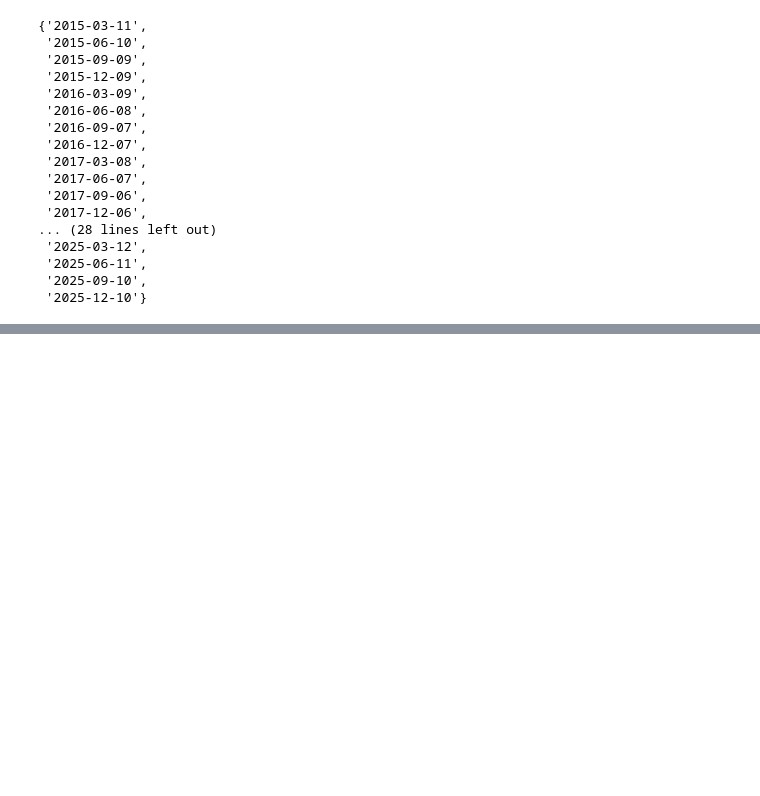
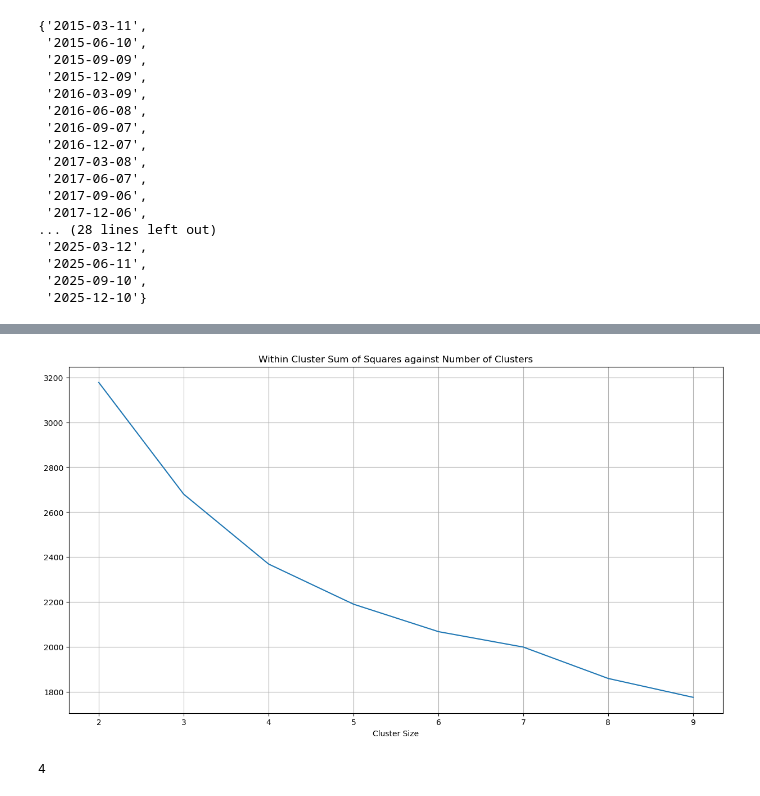
Before and after one commit to tryt0c0de/IAQF_STRAT, a Jupyter notebook: beta_testing.ipynb, the cells around one changed output, grey strips where cells are left out. Saved outputs shown, nothing was run; the diff lists cells and outputs as text; code cells hidden in the pictures; blank space fills up the shorter version.

```diff
--- a/beta_testing.ipynb
+++ b/beta_testing.ipynb
@@ -436,19 +205,0 @@ xms_return_df
-# %%
-# Build clusters of varying sizes for the remaining SPX constituents lol
-clustering_start = "2024-01-01"
-
-xms_corr = xms_return_df[clustering_start:].corr()
-xms_dist = 1 - xms_corr
-
-cluster_num = [_ for _ in range(2, 10)]
-cluster_arrays = []
-cluster_score = []
-for clusters in cluster_num:
-    kmeans = KMeans(n_clusters=clusters)
-    cluster_arrays.append(kmeans.fit_predict(xms_dist))
-    cluster_score.append(kmeans.inertia_)
-
-plt.figure(figsize=(15, 8))
-plt.plot(cluster_num, cluster_score)
-plt.title("Within Cluster Sum of Squares against Number of Clusters")
-plt.grid()
@@ -796,0 +395,30 @@ c3     0.112752  -0.040241   0.000175  0.629944
+# %%
+# Find the within cluster sum of squares for various clusters to get te optimal cluster
+clustering_start = "2024-01-01"     # Cluster using correlation derived from returns data only until 2024-01-01
+
+xms_corr = xms_return_df[clustering_start:].corr()
+xms_dist = 1 - xms_corr
+
+cluster_nums = [_ for _ in range(2, 10)]
+cluster_arrays = []
+cluster_scores = []
+for clusters in cluster_nums:
+    kmeans = KMeans(n_clusters=clusters)
+    cluster_arrays.append(kmeans.fit_predict(xms_dist))
+    cluster_scores.append(kmeans.inertia_)
+
+plt.figure(figsize=(15, 8))
+plt.plot(cluster_nums, cluster_scores)
+plt.title("Within Cluster Sum of Squares against Number of Clusters")
+plt.xlabel("Cluster Size")
+plt.grid()
+# %% [output]
+[figure, added]
+# %%
+# Finding optimal cluster size
+knee_locator = KneeLocator(cluster_nums, cluster_scores, curve="convex", direction="decreasing")
+optimal_k = knee_locator.elbow
+
+optimal_k
+# %% [output]
+4
```
Also changed, not shown: parts of 59 cells of this notebook.
